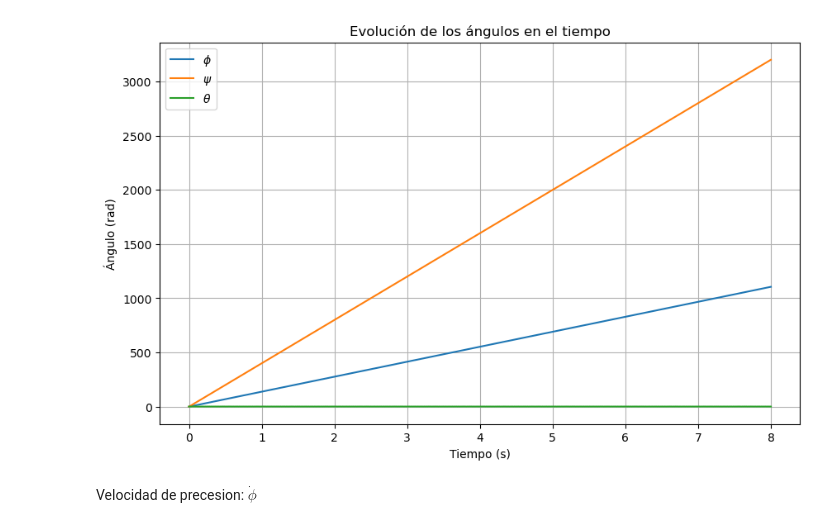
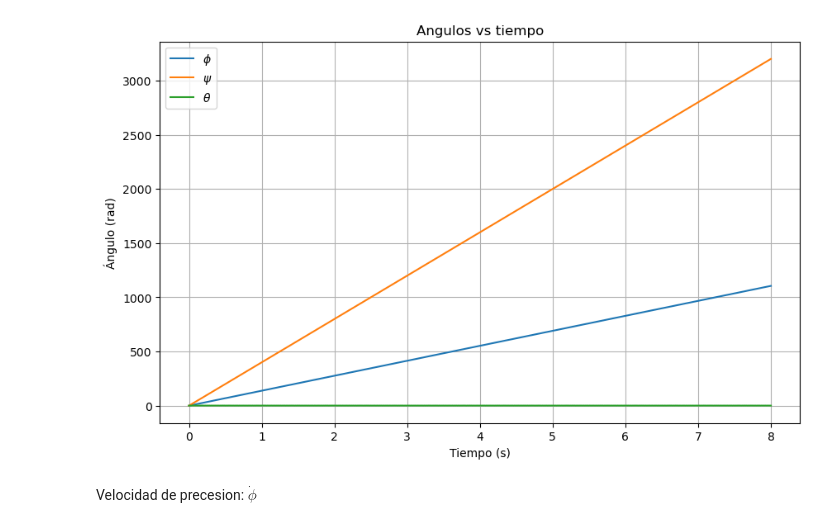
Before and after one commit to dmgom/MetodosII_DiegoGomez_JohanArdila, a Jupyter notebook: Tarea 3/Punto3_tarea3.ipynb, the cells around one changed output. Drawn from its saved outputs; the diff is of its cells as text; code cells hidden in the pictures.

```diff
--- a/Tarea 3/Punto3_tarea3.ipynb
+++ b/Tarea 3/Punto3_tarea3.ipynb
@@ -49,17 +49,17 @@ phi, psi, _theta, theta_dot = sol.T
 # %%
 plt.figure(figsize=(10, 6))
 plt.plot(t, phi, label=r'$\phi$')
 plt.plot(t, psi, label=r'$\psi$')
 plt.plot(t, _theta, label=r'$\theta$')
 #plt.plot(t, dtheta, label=r'$\theta dot$' )
 plt.xlabel('Tiempo (s)')
 plt.ylabel('Ángulo (rad)')
-plt.title('Evolución de los ángulos en el tiempo')
+plt.title('Angulos vs tiempo')
 plt.legend()
 plt.grid(True)
 plt.show()
 # %% [output]
-[figure, old version]
+[figure, new version]
 # %% [markdown]
 Velocidad de precesion: $\dot{\phi}$
 # %%
```
